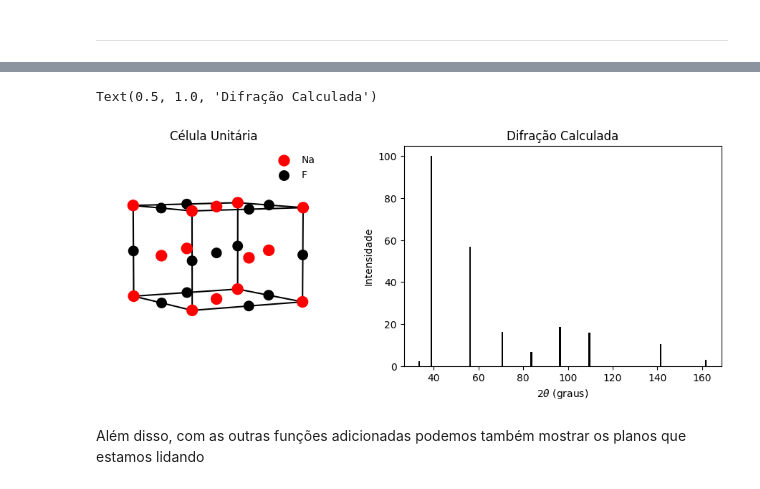
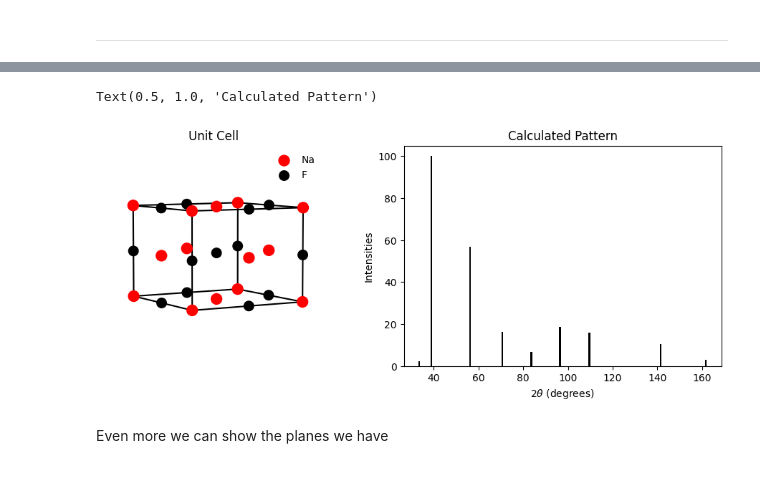
Before and after one commit to PassosSouza/pyMatchXRD, a Jupyter notebook: Usar_pyXRD.ipynb, the cells around one changed output, grey strips where cells are left out. Drawn from its saved outputs; the diff is of its cells as text; code cells hidden in the pictures.

```diff
--- a/Usar_pyXRD.ipynb
+++ b/Usar_pyXRD.ipynb
@@ -47,3 +30,3 @@ Uma vez que definimos nosso material, podemos calcular as suas posições da cé
 # %%
-Pos_primit,Pos_unit,Pos_tot = pyXRDCodes.find_atoms_unit_cell(Posicoes,abc,angulos,simetria,units=[1,1,1] )
+Pos_primit,Pos_unit,Pos_tot = pyXRDCodes.find_atoms_unit_cell(Positions,abc,angles,simmetry,units=[1,1,1] )
 # %% [markdown]
@@ -155,22 +132,22 @@ POS_ideal = Pos_unit
 for i in range(len(POS_ideal)):
     points = POS_ideal[i]
     x, y, z = np.array(points)[:, 0], np.array(points)[:, 1], np.array(points)[:, 2]
-    ax1.scatter(x, y, z, s=5*Z[i], color=cores[i], alpha=1, label=f'{Atomos[i]}')
+    ax1.scatter(x, y, z, s=5*Z[i], color=cores[i], alpha=1, label=f'{Atoms[i]}')
 
 # Adicionar célula unitária
-pyXRDCodes.UNIT_CELL_PLOT(ax1, abc, angulos, xyz=True)
+pyXRDCodes.UNIT_CELL_PLOT(ax1, abc, angles, xyz=True)
 ax1.set_axis_off()
 ax1.view_init(elev=5, azim=60)
 ax1.legend(frameon=False)
-ax1.set_title('Célula Unitária')
+ax1.set_title('Unit Cell')
 
 #Plotar gráfico
 ax1 = fig.add_subplot(gs[1])
 
 ax1.bar(theta2,I,color='black')
-ax1.set_xlabel(r'2$\theta$ (graus)')
-ax1.set_ylabel('Intensidade')
-ax1.set_title('Difração Calculada')
+ax1.set_xlabel(r'2$\theta$ (degrees)')
+ax1.set_ylabel('Intensities')
+ax1.set_title('Calculated Pattern')
 
 #plt.tight_layout()
 #ax1.legend(frameon=False)
@@ -186,6 +161,6 @@ Para isso, basta usar a função
 # %%
-#Chamar informações
-abc,angulos,Posicoes,simetria,Atomos = pyXRDCodes.INFOS_COD('NaF.txt')
+# Obtain the relevant information
+abc,angles,Positions,simemmetry,Atoms = pyXRDCodes.INFOS_COD('NaF.txt')
 #Definir posições
-Pos_primit,Pos_unit,Pos_tot = pyXRDCodes.find_atoms_unit_cell(Posicoes,abc,angulos,simetria,units=[1,1,1] )
+Pos_primit,Pos_unit,Pos_tot = pyXRDCodes.find_atoms_unit_cell(Positions,abc,angles,simemmetry,units=[1,1,1] )
 # %%
@@ -234,47 +209,47 @@ Text(0.5, 0.92, 'Posições Célula Unitária')
 # %%
-#Calcular o padrão de difração
-lamb = 1.54 #Definindo comprimento de onda da fonte de radiação que quero ver
-max_order = 10 # Ordem máxima dos h,k,l
-data = pyXRDCodes.simulate_xrd(lamb,max_order,abc,angulos,Pos_primit,Atomos)
+# Calculate the pattern ass done before
+lamb = 1.54
+max_order = 10
+data = pyXRDCodes.simulate_xrd(lamb,max_order,abc,angles,Pos_primit,Atoms)
 theta2 = data['two_thetas']
-I =data['intensities']
+I = data['intensities']
 # %%
 cores = ['red', 'black', 'gray'] #Definir cores que átomos terão
 Z = data['Zs'] #Usando tamanhos fornecidos no calculo da estrutura
 #Fazer plots
 fig = plt.figure(figsize=(12, 4))
 
 gs = GridSpec(1,2,figure=fig,width_ratios=[1,1],wspace=0.1)
 ax1 = fig.add_subplot(gs[0], projection='3d')
 
 # Apresentar posições que fornecemos
 POS_ideal = Pos_unit
 for i in range(len(POS_ideal)):
     points = POS_ideal[i]
     x, y, z = np.array(points)[:, 0], np.array(points)[:, 1], np.array(points)[:, 2]
-    ax1.scatter(x, y, z, s=5*Z[i], color=cores[i], alpha=1, label=f'{Atomos[i]}')
+    ax1.scatter(x, y, z, s=5*Z[i], color=cores[i], alpha=1, label=f'{Atoms[i]}')
 
 # Adicionar célula unitária
-pyXRDCodes.UNIT_CELL_PLOT(ax1, abc, angulos, xyz=True)
+pyXRDCodes.UNIT_CELL_PLOT(ax1, abc, angles, xyz=True)
 ax1.set_axis_off()
 ax1.view_init(elev=5, azim=60)
 ax1.legend(frameon=False)
-ax1.set_title('Célula Unitária')
+ax1.set_title('Unit Cell')
 
 #Plotar gráfico
 ax1 = fig.add_subplot(gs[1])
 
 ax1.bar(theta2,I,color='black')
-ax1.set_xlabel(r'2$\theta$ (graus)')
-ax1.set_ylabel('Intensidade')
-ax1.set_title('Difração Calculada')
+ax1.set_xlabel(r'2$\theta$ (degrees)')
+ax1.set_ylabel('Intensities')
+ax1.set_title('Calculated Pattern')
 
 #plt.tight_layout()
 #ax1.legend(frameon=False)
 # %% [output]
-Text(0.5, 1.0, 'Difração Calculada')
+Text(0.5, 1.0, 'Calculated Pattern')
-[figure, old version]
+[figure, new version]
 # %% [markdown]
-Além disso, com as outras funções adicionadas podemos também mostrar os planos que estamos lidando
+Even more we can show the planes we have
 # %%
 hkls = data['hkls']
```
Also changed, not shown: parts of 19 cells of this notebook, 6 other files.
